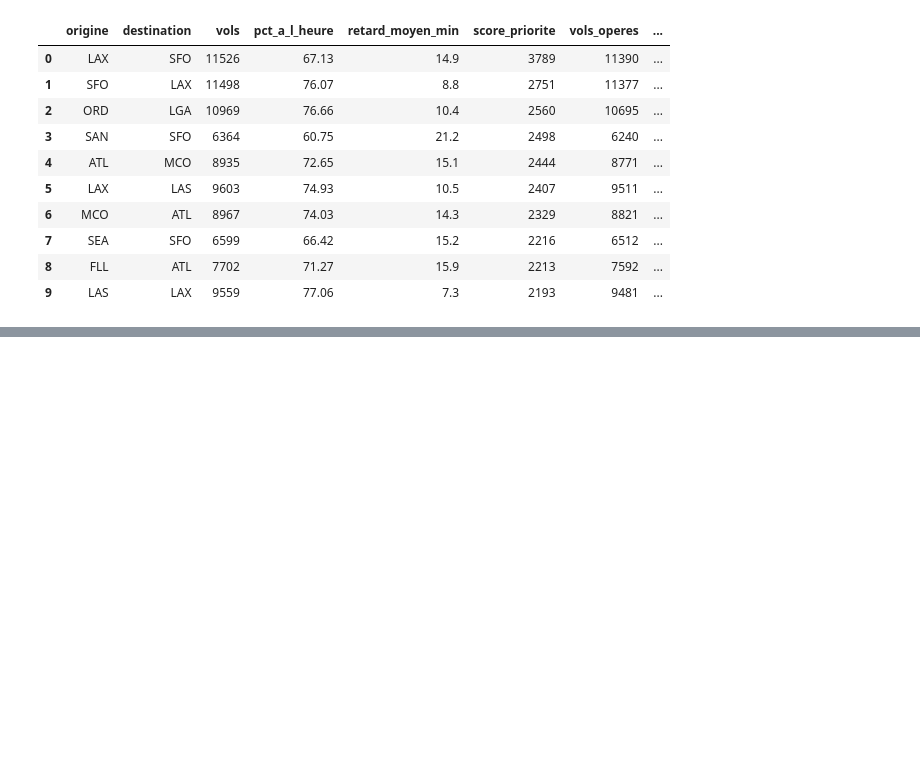
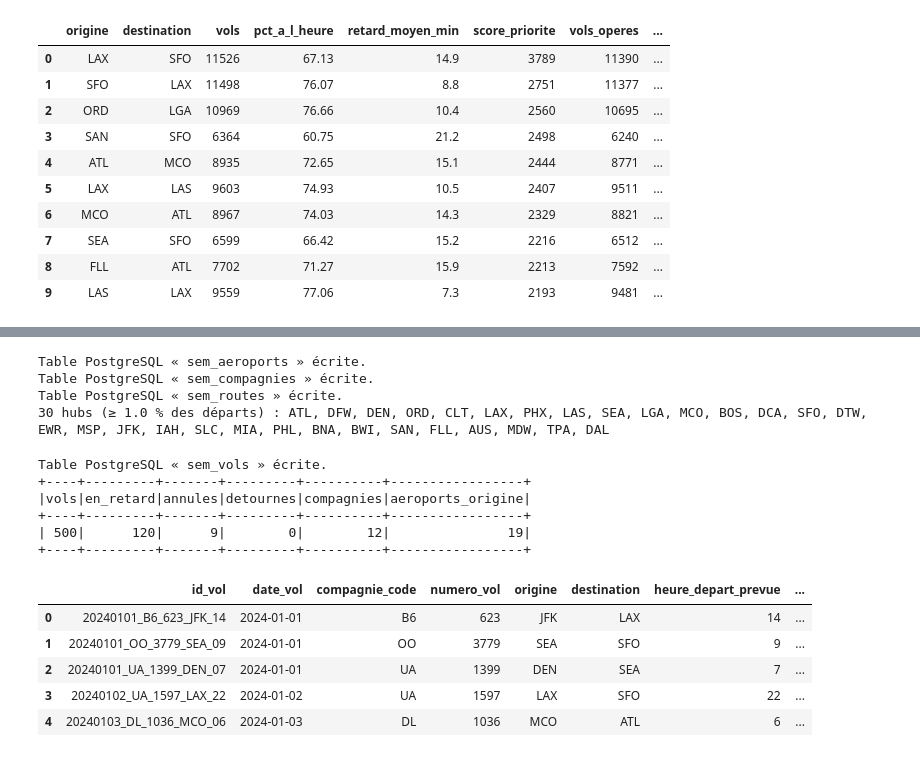
Before and after one commit to RayaneMkr/DataViz_Sami_Rayane, a Jupyter notebook: notebooks/03_gold.ipynb, the cells around one changed output, grey strips where cells are left out. Saved outputs shown, nothing was run; the diff lists cells and outputs as text; code cells hidden in the pictures; blank space fills up the shorter version.

```diff
--- a/notebooks/03_gold.ipynb
+++ b/notebooks/03_gold.ipynb
@@ -409,2 +423,77 @@ Suite : `04_semantique` (ontologie et graphe) et `05_exploration` / le dashboard
 # %%
-spark.stop()
+TOP_ROUTES = 50        # routes prioritaires décrites dans le graphe
+VOLS_PAR_ROUTE = 10    # vols échantillonnés par route
+SEUIL_HUB_PCT = 1.0    # part minimale des départs nationaux pour être un hub
+
+# Aéroports : référentiel silver + volume de départs + statut de hub
+total_departs = aeroports_gold.agg(F.sum("departs")).first()[0]
+sem_aeroports = (aeroports
+    .join(aeroports_gold.select("code_iata", "departs"), "code_iata", "left")
+    .withColumn("departs", F.coalesce("departs", F.lit(0)))
+    .withColumn("part_departs_pct", F.round(100 * F.col("departs") / F.lit(total_departs), 3))
+    .withColumn("est_hub", F.col("part_departs_pct") >= SEUIL_HUB_PCT)
+    .orderBy(F.desc("departs")))
+sem_aeroports = ecrire(sem_aeroports, "sem_aeroports", "sem_aeroports")
+
+sem_compagnies = ecrire(compagnies.orderBy("compagnie_code"), "sem_compagnies", "sem_compagnies")
+
+# Routes prioritaires (origine et destination départagent les ex aequo : classement stable)
+sem_routes = ecrire(routes.orderBy(F.desc("score_priorite"), "origine", "destination").limit(TOP_ROUTES),
+                    "sem_routes", "sem_routes")
+
+hubs = sem_aeroports.filter("est_hub")
+print(f"{hubs.count()} hubs (≥ {SEUIL_HUB_PCT} % des départs) :",
+      ", ".join(r["code_iata"] for r in hubs.collect()))
+# %% [output]
+Table PostgreSQL « sem_aeroports » écrite.
+Table PostgreSQL « sem_compagnies » écrite.
+Table PostgreSQL « sem_routes » écrite.
+30 hubs (≥ 1.0 % des départs) : ATL, DFW, DEN, ORD, CLT, LAX, PHX, LAS, SEA, LGA, MCO, BOS, DCA, SFO, DTW, EWR, MSP, JFK, IAH, SLC, MIA, PHL, BNA, BWI, SAN, FLL, AUS, MDW, TPA, DAL
+# %%
+# Vols : 10 par route prioritaire, choisis par hachage de leur identifiant
+id_vol = F.concat_ws("_", F.date_format("date_vol", "yyyyMMdd"), "compagnie_code", "numero_vol",
+                     "origine", F.lpad(F.col("heure_depart_prevue").cast("string"), 2, "0"))
+
+rang = F.row_number().over(Window.partitionBy("origine", "destination")
+                                 .orderBy(F.xxhash64("id_vol"), "id_vol"))
+
+sem_vols = (vols
+    .join(F.broadcast(sem_routes.select("origine", "destination")), ["origine", "destination"])
+    .withColumn("id_vol", id_vol)
+    .withColumn("_rang", rang)
+    .filter(F.col("_rang") <= VOLS_PAR_ROUTE)
+    .select("id_vol", "date_vol", "compagnie_code", "numero_vol", "origine", "destination",
+            "heure_depart_prevue", "distance_miles", "retard_depart_min", "retard_arrivee_min", "retard_15",
+            "annule", "code_annulation", "detourne", *[col for _, col, _ in CAUSES])
+    .orderBy("origine", "destination", "id_vol"))
+sem_vols = ecrire(sem_vols, "sem_vols", "sem_vols")
+
+n = sem_vols.count()
+assert n == TOP_ROUTES * VOLS_PAR_ROUTE, n
+assert sem_vols.select("id_vol").distinct().count() == n, "id_vol doit être unique"
+
+sem_vols.select(
+    F.count("*").alias("vols"),
+    F.sum((~F.col("annule") & ~F.col("detourne") & (F.col("retard_15") == 1)).cast("int")).alias("en_retard"),
+    F.sum(F.col("annule").cast("int")).alias("annules"),
+    F.sum(F.col("detourne").cast("int")).alias("detournes"),
+    F.countDistinct("compagnie_code").alias("compagnies"),
+    F.countDistinct("origine").alias("aeroports_origine"),
+).show()
+# %% [output]
+Table PostgreSQL « sem_vols » écrite.
++----+---------+-------+---------+----------+-----------------+
+|vols|en_retard|annules|detournes|compagnies|aeroports_origine|
++----+---------+-------+---------+----------+-----------------+
+| 500|      120|      9|        0|        12|               19|
++----+---------+-------+---------+----------+-----------------+
+# %%
+# Ce que lira 04_semantique, sans Spark
+lire("SELECT * FROM sem_vols ORDER BY id_vol LIMIT 5")
+# %% [output]
+|  | id_vol | date_vol | compagnie_code | numero_vol | origine | destination | heure_depart_prevue | ... |
+| 0 | 20240101_B6_623_JFK_14 | 2024-01-01 | B6 | 623 | JFK | LAX | 14 | ... |
+| 1 | 20240101_OO_3779_SEA_09 | 2024-01-01 | OO | 3779 | SEA | SFO | 9 | ... |
+| 2 | 20240101_UA_1399_DEN_07 | 2024-01-01 | UA | 1399 | DEN | SEA | 7 | ... |
+| 3 | 20240102_UA_1597_LAX_22 | 2024-01-02 | UA | 1597 | LAX | SFO | 22 | ... |
+| 4 | 20240103_DL_1036_MCO_06 | 2024-01-03 | DL | 1036 | MCO | ATL | 6 | ... |
```
Also changed, not shown: parts of 4 cells of this notebook.
